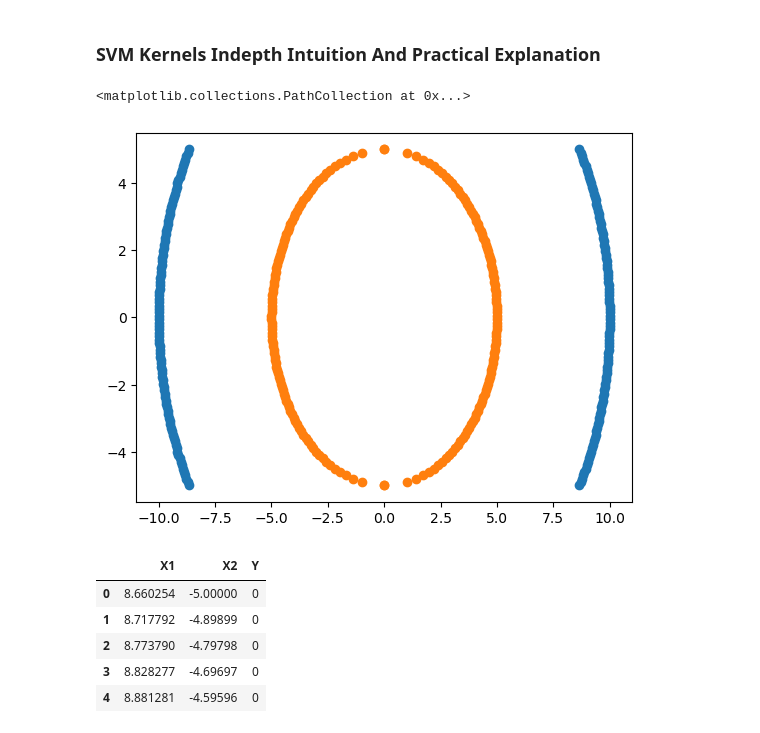
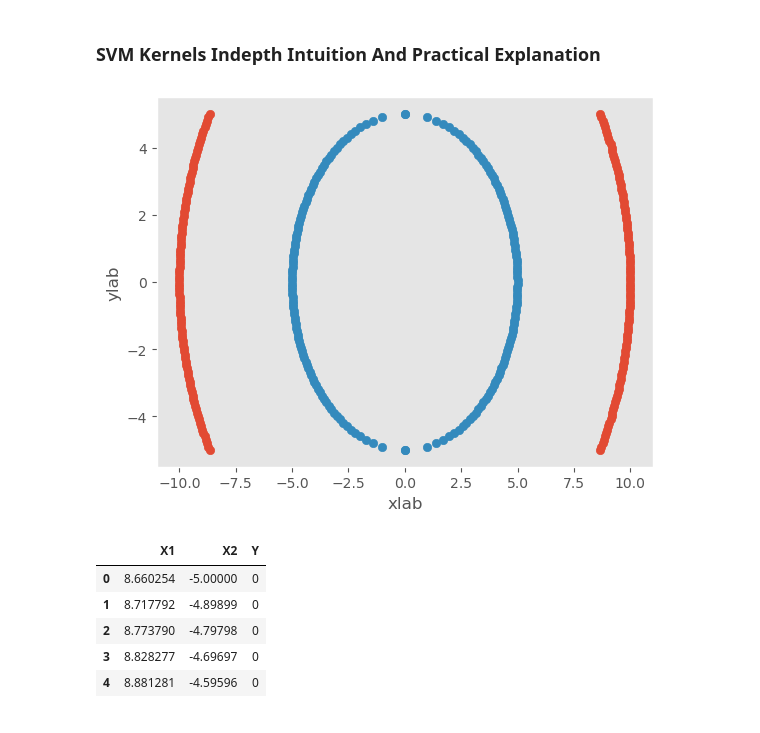
Before and after one commit to aziart/fsds, a Jupyter notebook: 05 - Machine Learning/0528 - SVM Kernels Implementation.ipynb, the cells around one changed output. Cells and saved outputs as stored; diff of their text form; code cells hidden in the pictures.

```diff
--- a/05 - Machine Learning/0528 - SVM Kernels Implementation.ipynb
+++ b/05 - Machine Learning/0528 - SVM Kernels Implementation.ipynb
@@ -2,7 +2,9 @@
 ### SVM Kernels Indepth Intuition And Practical Explanation
 # %%
 import numpy as np
+import matplotlib
 import matplotlib.pyplot as plt
+matplotlib.style.use('ggplot')
 
 x = np.linspace(-5.0, 5.0, 100)
 y = np.sqrt(10**2 - x**2)
@@ -16,9 +18,12 @@ x1=np.hstack([x1,-x1])
 # %%
 plt.scatter(y,x)
 plt.scatter(y1,x1)
+plt.grid()
+plt.xlabel('xlab')
+plt.ylabel('ylab')
+plt.show()
 # %% [output]
-<matplotlib.collections.PathCollection at 0x...>
-[figure, old version]
+[figure, new version]
 # %%
 import pandas as pd
 df1 =pd.DataFrame(np.vstack([y,x]).T,columns=['X1','X2'])
```
Also changed, not shown: 3 other files.
